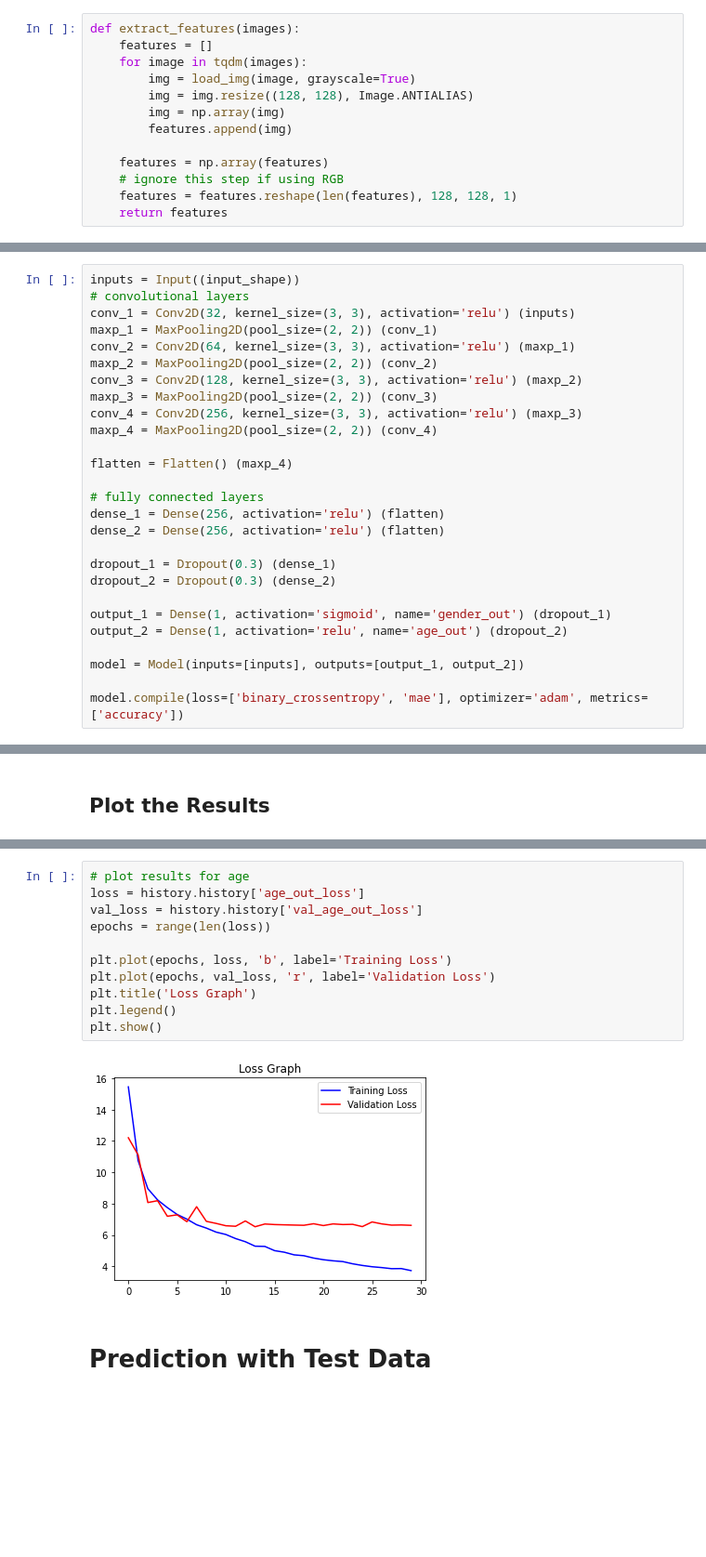
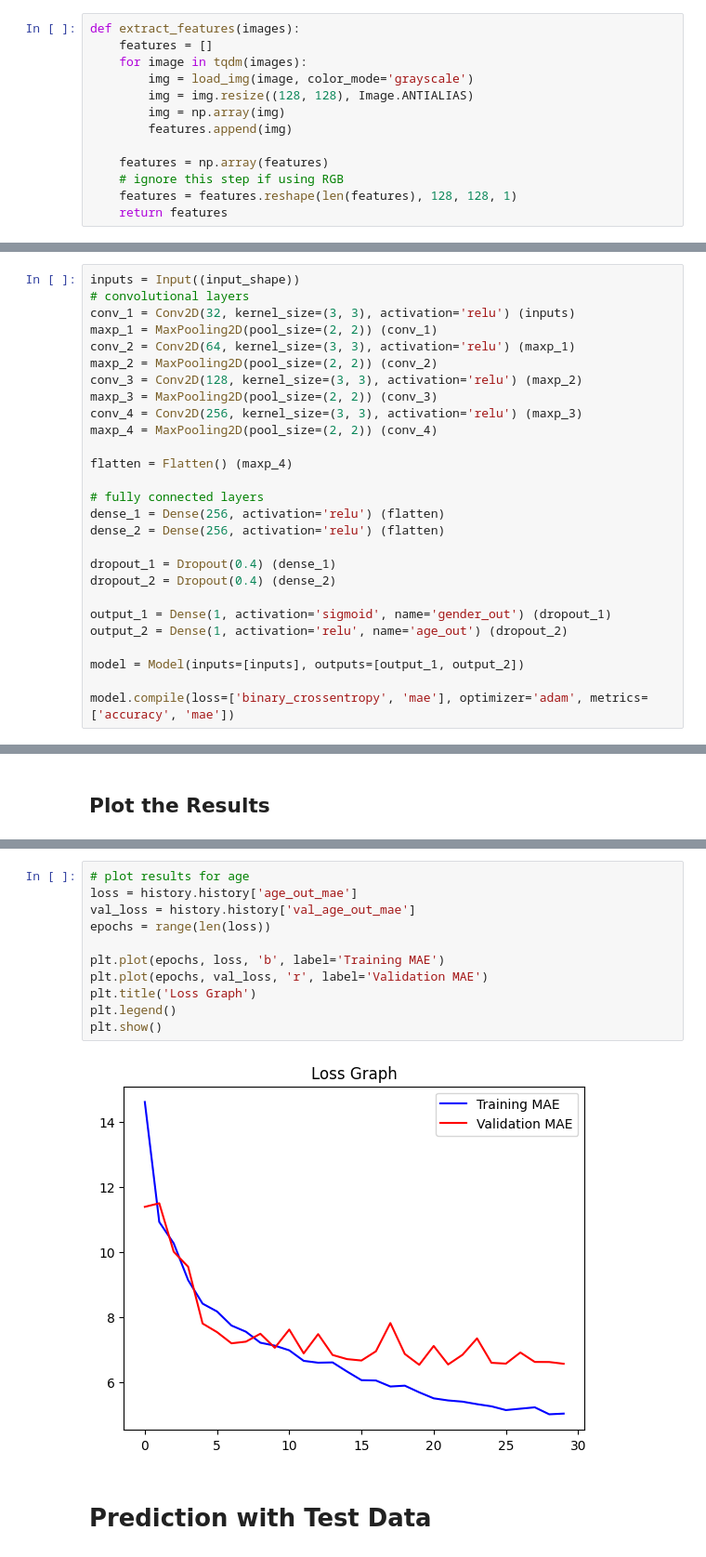
Before and after one commit to aswintechguy/Deep-Learning-Projects, a Jupyter notebook: Gender and Age Prediction - Image Classification & Regression/Gender and Age Prediction - CNN.ipynb, the cells around one changed output, grey strips where cells are left out. Shown at 93% size. Drawn from its saved outputs; the diff is of its cells as text; blank space fills up the shorter version.

```diff
--- a/Gender and Age Prediction - Image Classification & Regression/Gender and Age Prediction - CNN.ipynb
+++ b/Gender and Age Prediction - Image Classification & Regression/Gender and Age Prediction - CNN.ipynb
@@ -87,7 +87,7 @@ for index, file, age, gender in files.itertuples():
 def extract_features(images):
     features = []
     for image in tqdm(images):
-        img = load_img(image, grayscale=True)
+        img = load_img(image, color_mode='grayscale')
         img = img.resize((128, 128), Image.ANTIALIAS)
         img = np.array(img)
         features.append(img)
@@ -130,15 +130,15 @@ flatten = Flatten() (maxp_4)
 dense_1 = Dense(256, activation='relu') (flatten)
 dense_2 = Dense(256, activation='relu') (flatten)
 
-dropout_1 = Dropout(0.3) (dense_1)
-dropout_2 = Dropout(0.3) (dense_2)
+dropout_1 = Dropout(0.4) (dense_1)
+dropout_2 = Dropout(0.4) (dense_2)
 
 output_1 = Dense(1, activation='sigmoid', name='gender_out') (dropout_1)
 output_2 = Dense(1, activation='relu', name='age_out') (dropout_2)
 
 model = Model(inputs=[inputs], outputs=[output_1, output_2])
 
-model.compile(loss=['binary_crossentropy', 'mae'], optimizer='adam', metrics=['accuracy'])
+model.compile(loss=['binary_crossentropy', 'mae'], optimizer='adam', metrics=['accuracy', 'mae'])
 # %%
 # plot the model
 from tensorflow.keras.utils import plot_model
@@ -199,16 +251,16 @@ plt.show()
 # %%
 # plot results for age
-loss = history.history['age_out_loss']
-val_loss = history.history['val_age_out_loss']
+loss = history.history['age_out_mae']
+val_loss = history.history['val_age_out_mae']
 epochs = range(len(loss))
 
-plt.plot(epochs, loss, 'b', label='Training Loss')
-plt.plot(epochs, val_loss, 'r', label='Validation Loss')
+plt.plot(epochs, loss, 'b', label='Training MAE')
+plt.plot(epochs, val_loss, 'r', label='Validation MAE')
 plt.title('Loss Graph')
 plt.legend()
 plt.show()
 # %% [output]
-[figure, old version]
+[figure, new version]
 # %% [markdown]
 # Prediction with Test Data
 # %%
```
Also changed, not shown: parts of 8 cells of this notebook.
